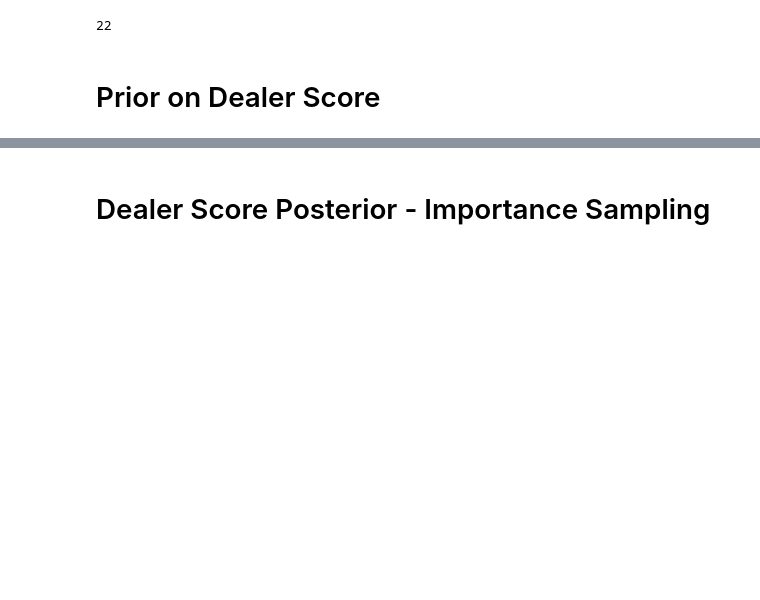
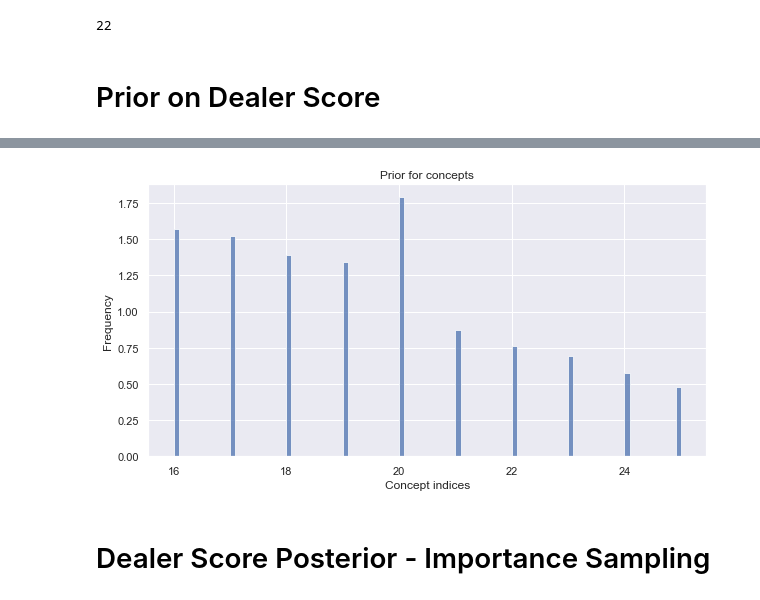
Before and after one commit to ivanjut/inference-compilation-project, a Jupyter notebook: blackjack/blackjack_simple_generative_model.ipynb, the cells around one changed output, grey strips where cells are left out. Cells and saved outputs as stored; diff of their text form; code cells hidden in the pictures; blank space fills up the shorter version.

```diff
--- a/blackjack/blackjack_simple_generative_model.ipynb
+++ b/blackjack/blackjack_simple_generative_model.ipynb
@@ -224,0 +225,7 @@ Time spent  | Time remain.| Progress             | Trace     | Traces/sec
+# %%
+prior = model.prior_results(num_traces=100000)
+prior.plot_histogram(show=False, alpha=0.75, label='empirical prior', bins=99)
+plt.title('Prior for concepts')
+plt.xlabel('Concept indices')
+plt.show()
+# %% [output]
@@ -225,3 +234,4 @@ Time spent  | Time remain.| Progress             | Trace     | Traces/sec
+[figure, added]
 # %% [markdown]
 # Dealer Score Posterior - Importance Sampling
 # %%
```
Also changed, not shown: parts of 10 cells of this notebook.
